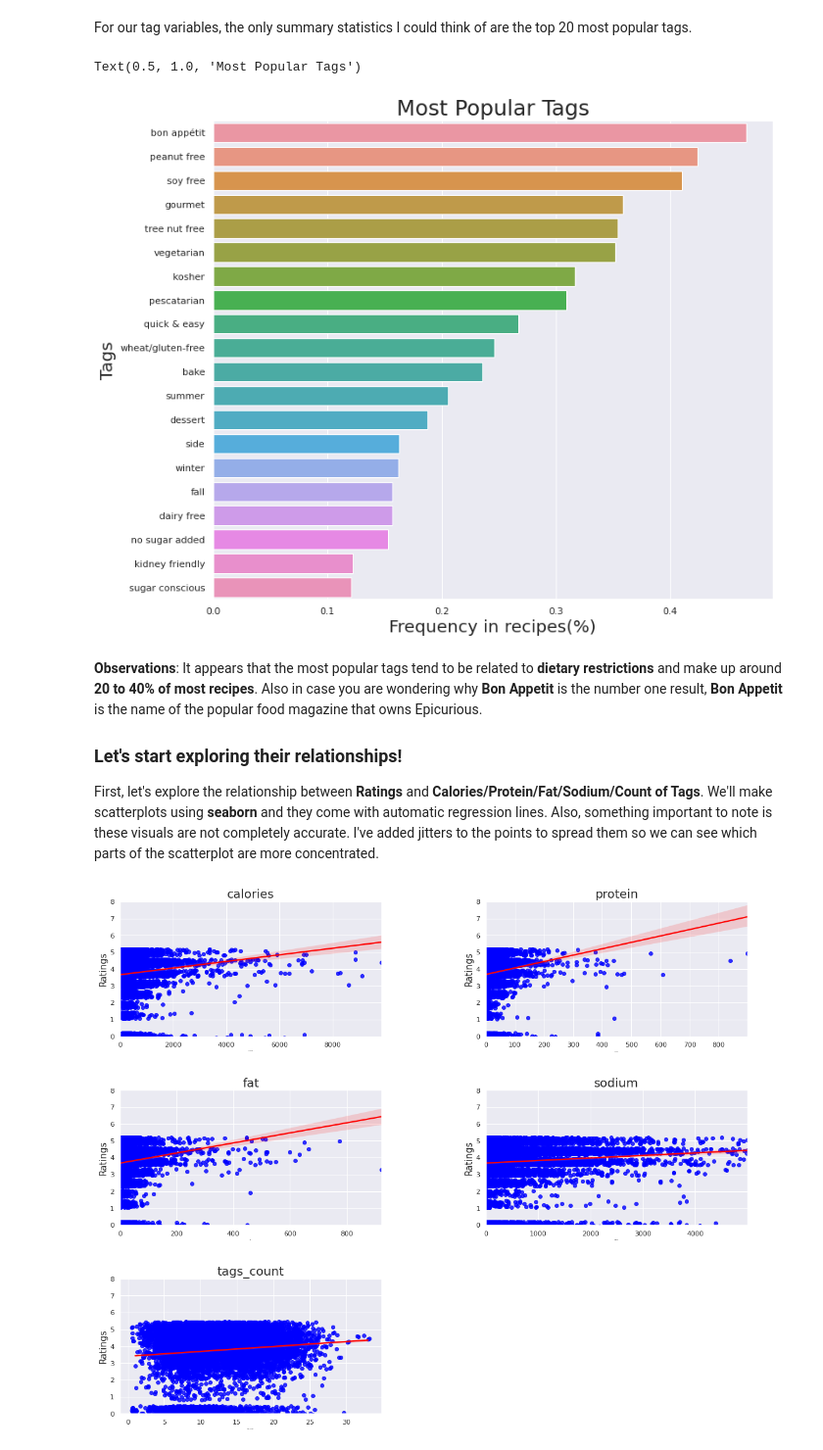
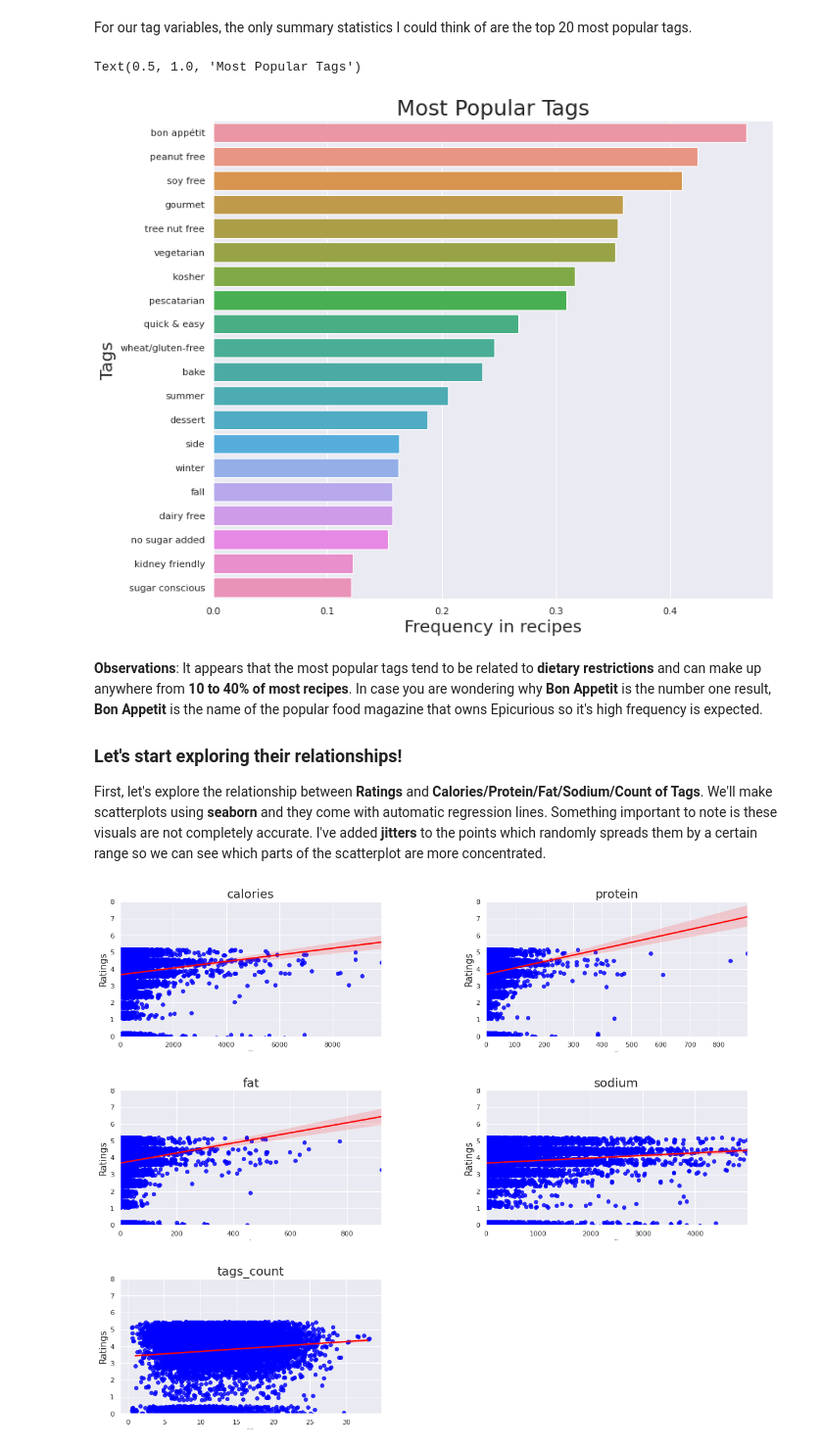
Before and after one commit to imveryhungry/imveryhungry.github.io, a Jupyter notebook: CMSC320FinalProject.ipynb, the cells around one changed output. Shown at 98% size. Saved outputs shown, nothing was run; the diff lists cells and outputs as text; code cells hidden in the pictures.

```diff
--- a/CMSC320FinalProject.ipynb
+++ b/CMSC320FinalProject.ipynb
@@ -140,39 +147,40 @@ For our tag variables, the only summary statistics I could think of are the top
 # %%
 tags_count = defaultdict(lambda: 0) # map to count ingrdients
 
 # count each ingredient
 for index, row in food_data.iterrows():
     for tag in tags:
         if row[tag] == 1:
             tags_count[tag] += 1
 tags_count = dict(tags_count)
 total_rows = len(food_data.index)
 
 # sort them and change count to percentage
 tags_count = {k: v/total_rows for k, v in sorted(tags_count.items(), key=lambda item: item[1], reverse = True)}# sort by count
 
 # putting it into a list to ensure correct ordering(calling .keys()/.values can cause reordering sometimes)
 plot_tags = []
 plot_count = []
 for k,v in tags_count.items():
     plot_tags.append(k)
     plot_count.append(v)
 
+# set plot size and color scheme
 sns.set(rc={'figure.figsize':(11.7,10.27),"axes.labelsize":2})
 sns.color_palette("mako")
-
+# Use seaborn to plot bar plot
 plot = sns.barplot(x=plot_count[:20], y=plot_tags[:20])
-plot.set_xlabel("Frequency in recipes(%)",fontsize=20)
+plot.set_xlabel("Frequency in recipes",fontsize=20)
 plot.set_ylabel("Tags",fontsize=20)
 plot.set_title("Most Popular Tags",fontsize = 25)
 # %% [output]
 Text(0.5, 1.0, 'Most Popular Tags')
-[figure, old version]
+[figure, new version]
 # %% [markdown]
-**Observations**: It appears that the most popular tags tend to be related to **dietary restrictions** and make up around **20 to 40% of most recipes**. Also in case you are wondering why **Bon Appetit** is the number one result, **Bon Appetit** is the name of the popular food magazine that owns Epicurious.
+**Observations**: It appears that the most popular tags tend to be related to **dietary restrictions** and can make up anywhere from **10 to 40% of most recipes**. In case you are wondering why **Bon Appetit** is the number one result, **Bon Appetit** is the name of the popular food magazine that owns Epicurious so it's high frequency is expected.
 
 ### Let's start exploring their relationships!
-First, let's explore the relationship between **Ratings** and **Calories/Protein/Fat/Sodium/Count of Tags**. We'll make scatterplots using **seaborn** and they come with automatic regression lines. Also, something important to note is these visuals are not completely accurate. I've added jitters to the points to spread them so we can see which parts of the scatterplot are more concentrated.
+First, let's explore the relationship between **Ratings** and **Calories/Protein/Fat/Sodium/Count of Tags**. We'll make scatterplots using **seaborn** and they come with automatic regression lines. Something important to note is these visuals are not completely accurate. I've added **jitters** to the points which randomly spreads them by a certain range so we can see which parts of the scatterplot are more concentrated.
 # %%
 # We add the jitter to make the distribution of data points clearer, it does not influence the regression at all
 fig = plt.figure()
```
Also changed, not shown: parts of 23 cells of this notebook, 1 other file.
